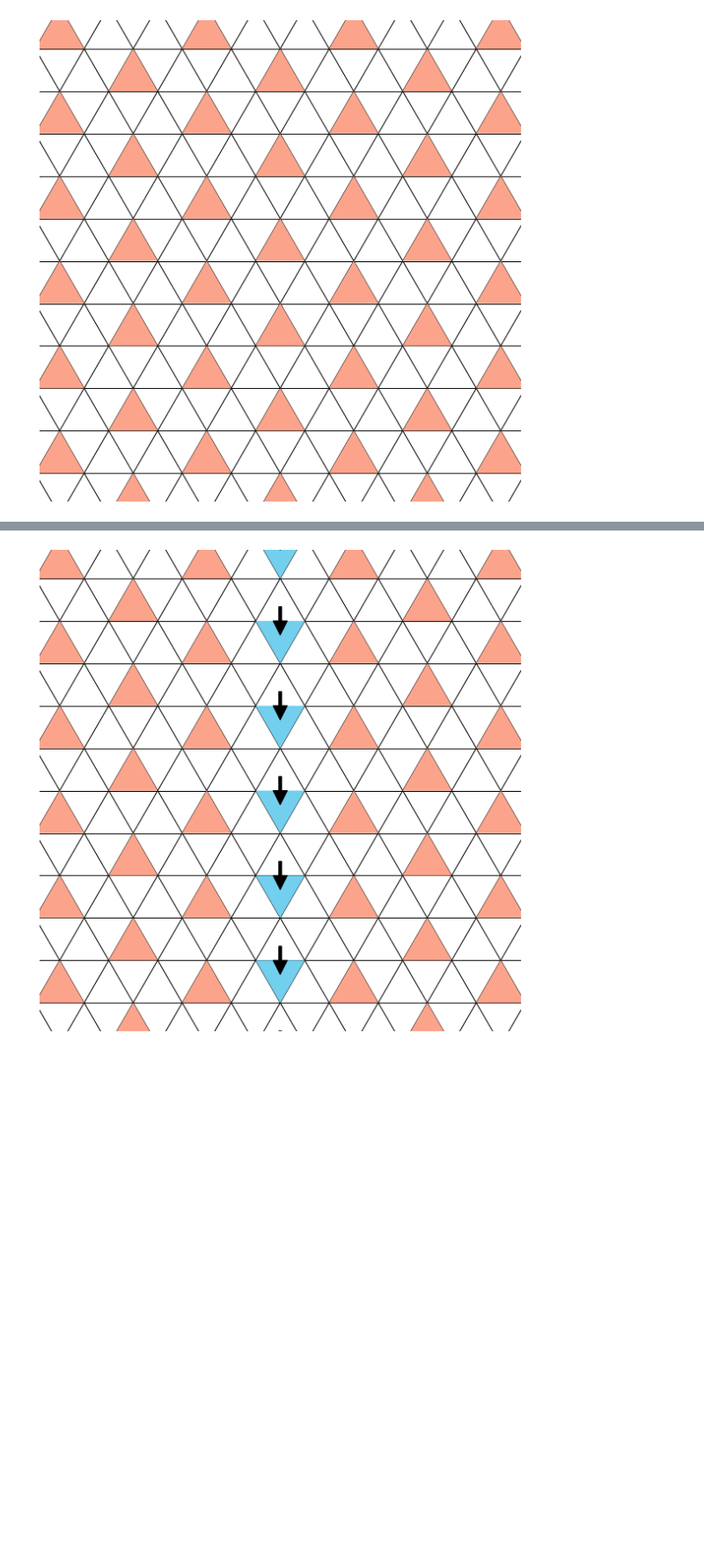
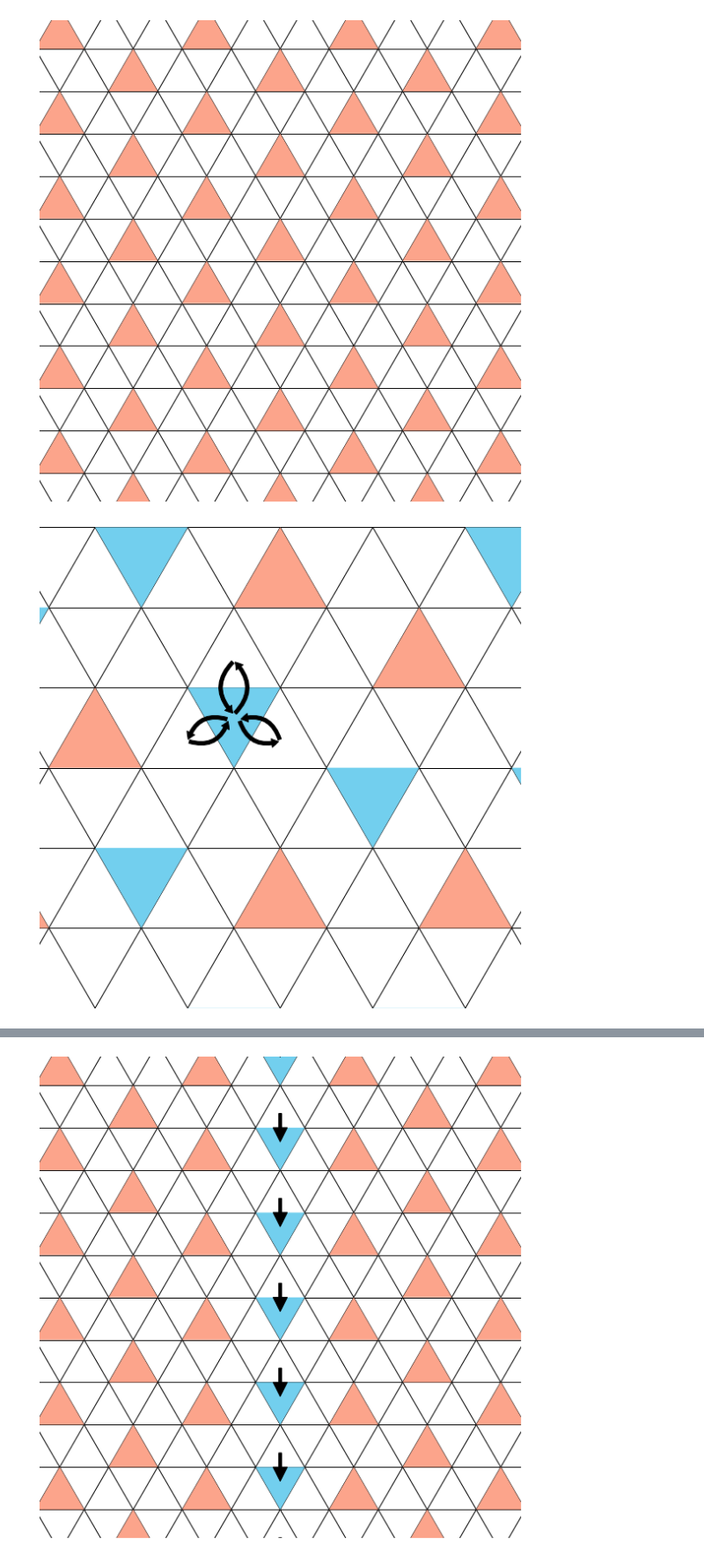
Before and after one commit to KimGroup/trimer-tbg, a Jupyter notebook: diagrams-Copy2.ipynb, the cells around one changed output, grey strips where cells are left out. Shown at 88% size. Drawn from its saved outputs; the diff is of its cells as text; code cells hidden in the pictures; blank space fills up the shorter version.

```diff
--- a/diagrams-Copy2.ipynb
+++ b/diagrams-Copy2.ipynb
@@ -635,3 +636,34 @@ plt.savefig(base_dir + "rt3.png", dpi=100)
 plt.savefig(base_dir + "rt3.svg", dpi=100)
 # %% [output]
 [figure]
+# %%
+fig, ax = plt.subplots(1, 1, figsize=[8, 8])
+
+for i in [(0, 0), (2, -1), (4, -1), (-4, -1), (-1, -2), (-1, -4), (2, -4), (4, -4), (6, -4), (6, -2), (1, -6)]:
+    adduptri(i, "", facecolor=to_rgba(colorAB, 1))
+
+for i in [(-2, 0), (2, 0), (4, 0), (-3, -1), (0, -2), (-3, -3), (2, -3), (4, -3), (0, -4), (2, -6), (-1, -6), (4, -6), (6, -6)]:
+    adddowntri(i, "", facecolor=to_rgba(colorBA, 1))
+
+import matplotlib.patches as patches
+def exchange_arrows(ax, p1, p2):
+    ax.add_patch(patches.FancyArrowPatch(p1, p2,
+                                connectionstyle="arc3,rad=.5", arrowstyle="simple, tail_width=4, head_width=10, head_length=8", color="k"))
+    ax.add_patch(patches.FancyArrowPatch(p2, p1,
+                                connectionstyle="arc3,rad=.5", arrowstyle="simple, tail_width=4, head_width=10, head_length=8", color="k"))
+
+def add(a, b):
+    return (a[0] + b[0], a[1] + b[1])
+
+exchange_arrows(ax, trilatloc((0, -2), "up"), add(trilatloc((0, -2), "down"), (-0.1, -0.1)))
+exchange_arrows(ax, trilatloc((1, -2), "up"), add(trilatloc((0, -2), "down"), (0.1, -0.1)))
+exchange_arrows(ax, trilatloc((0, -1), "up"), add(trilatloc((0, -2), "down"), (0, 0)))
+ax.set_xlim([-4.5, 4.5])
+ax.set_ylim([-8.5, 0.5])
+ax.axis("off")
+draw_hexalattice()
+plt.tight_layout()
+plt.savefig(base_dir + "dis.png", dpi=100)
+plt.savefig(base_dir + "dis.svg", dpi=100)
+# %% [output]
+[figure, added]
```
Also changed, not shown: parts of 5 cells of this notebook, 9 other files.
